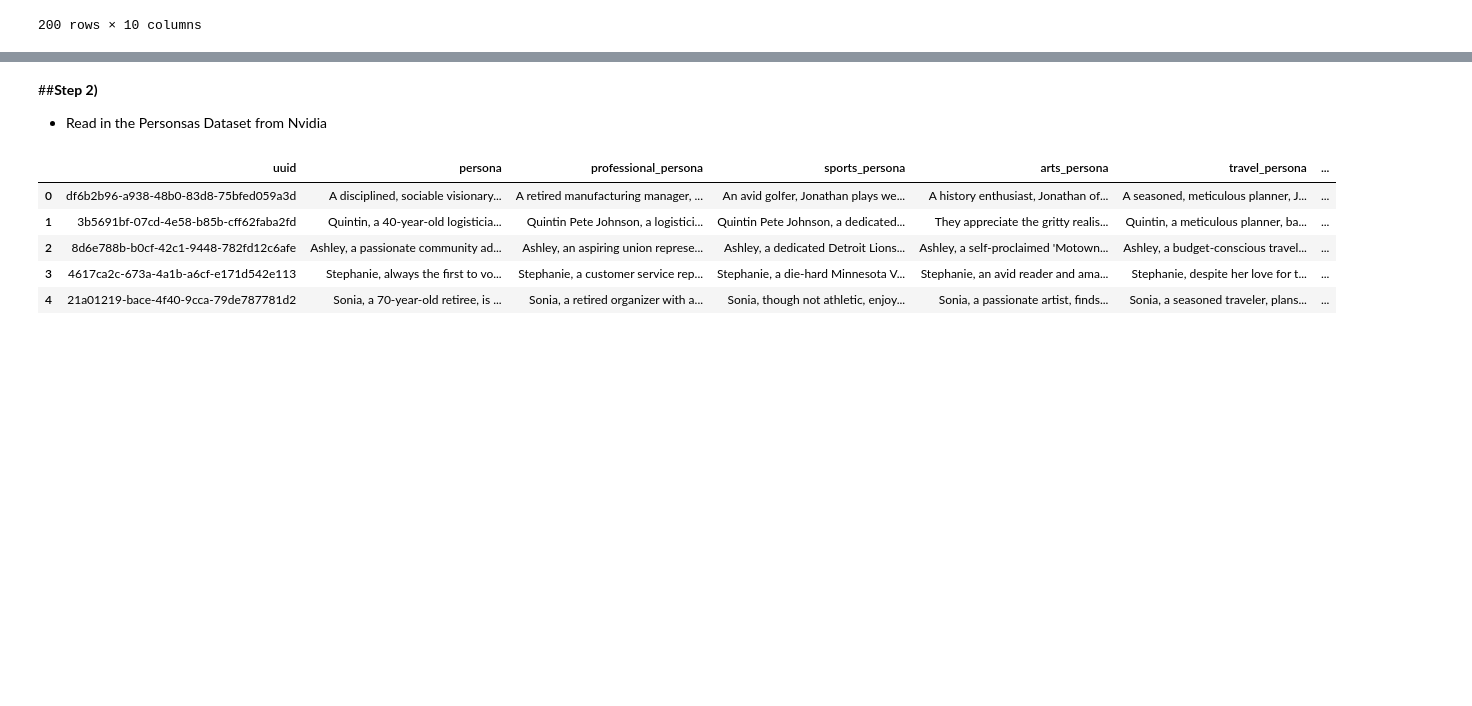
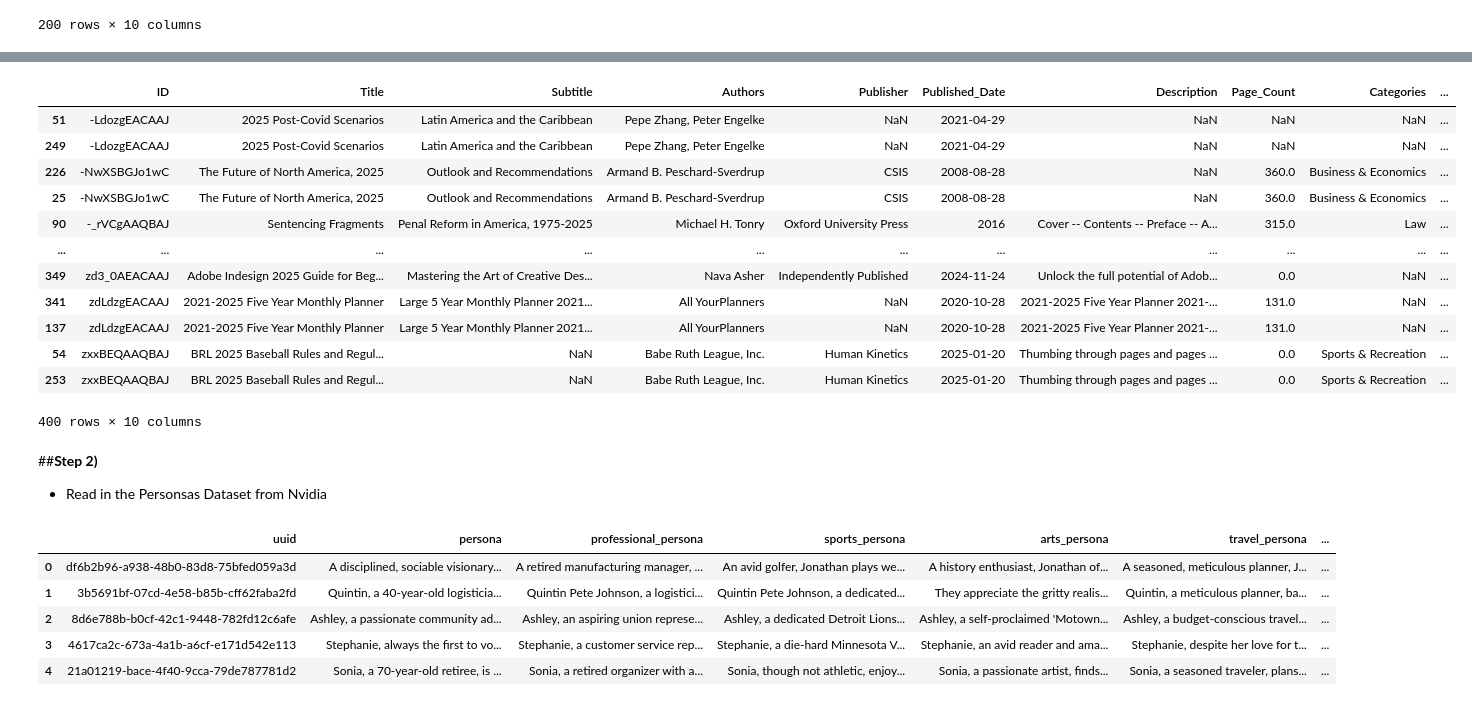
Before and after one commit to nradich/A_Streaming_Analysis, a Jupyter notebook: StreamingPrediction.ipynb, the cells around one changed output, grey strips where cells are left out. Drawn from its saved outputs; the diff is of its cells as text; code cells hidden in the pictures; blank space fills up the shorter version.

```diff
--- a/StreamingPrediction.ipynb
+++ b/StreamingPrediction.ipynb
@@ -198,7 +400,7 @@ drive.mount('/content/drive')
 
 # 2. Define the path and filename within your Drive
 # Replace 'Your_Folder' with the name of the folder you want to save to.
-
+file_path = f'/content/drive/My Drive/AIAnalysis/{DATA_FILE}.csv'
 
 
 
@@ -223,3 +425,37 @@ df
 | 198 | QCUozgEACAAJ | Get Shit Done 2021-2025 Planner | Motivational 5 Year Monthly Organ... | Vanguard Planners | NaN | 2020-09-06 | Promotional Limited Time Offer 20... | 149.0 | NaN | ... |
 | 199 | Y9BzEQAAQBAJ | Advanced Intelligent Computing Te... | 21st International Conference, IC... | De-Shuang Huang, Yijie Pan, Wei C... | Springer Nature | 2025-07-24 | The 12-volume set CCIS 2564-2575,... | 557.0 | Computers | ... |
 200 rows × 10 columns
+# %%
+import pandas as pd
+import glob
+
+# Use a wildcard to match all files that follow the naming convention
+file_pattern = '/content/drive/My Drive/AIAnalysis/*.csv'
+
+# Get a list of all matching filenames
+all_files = glob.glob(file_pattern)
+
+# Create an empty list to hold the DataFrames
+df_list = []
+
+# Loop through each filename, read the CSV, and append the DataFrame to the list
+for filename in all_files:
+    df = pd.read_csv(filename)
+    df_list.append(df)
+
+# Concatenate all DataFrames in the list into a single, master DataFrame
+master_df = pd.concat(df_list, ignore_index=True)
+
+# --- Check the DataFrame before cleaning ---
+print(f"Successfully loaded and combined {len(all_files)} files.")
+print(f"The initial DataFrame has {len(master_df)} rows, before removing duplicates.")
+print("\n--- Initial Master DataFrame (before cleaning) ---")
+print(master_df.head()) # Print the head to inspect the data
+
+# # --- Clean the DataFrame after inspecting ---
+# # Remove any duplicates that might have been created
+# master_df.drop_duplicates(subset=['ID'], inplace=True)
+
+# print(f"\n--- Final DataFrame (after removing duplicates) ---")
+# print(f"The final DataFrame has {len(master_df)} unique rows.")
+# print(master_df.head())
@@ -226,3 +480,19 @@ df
+# %%
+master_df.sort_values(by = "ID")
+# %% [output]
+|  | ID | Title | Subtitle | Authors | Publisher | Published_Date | Description | Page_Count | Categories | ... |
+| 51 | -LdozgEACAAJ | 2025 Post-Covid Scenarios | Latin America and the Caribbean | Pepe Zhang, Peter Engelke | NaN | 2021-04-29 | NaN | NaN | NaN | ... |
+| 249 | -LdozgEACAAJ | 2025 Post-Covid Scenarios | Latin America and the Caribbean | Pepe Zhang, Peter Engelke | NaN | 2021-04-29 | NaN | NaN | NaN | ... |
+| 226 | -NwXSBGJo1wC | The Future of North America, 2025 | Outlook and Recommendations | Armand B. Peschard-Sverdrup | CSIS | 2008-08-28 | NaN | 360.0 | Business & Economics | ... |
+| 25 | -NwXSBGJo1wC | The Future of North America, 2025 | Outlook and Recommendations | Armand B. Peschard-Sverdrup | CSIS | 2008-08-28 | NaN | 360.0 | Business & Economics | ... |
+| 90 | -_rVCgAAQBAJ | Sentencing Fragments | Penal Reform in America, 1975-2025 | Michael H. Tonry | Oxford University Press | 2016 | Cover -- Contents -- Preface -- A... | 315.0 | Law | ... |
+| ... | ... | ... | ... | ... | ... | ... | ... | ... | ... | ... |
+| 349 | zd3_0AEACAAJ | Adobe Indesign 2025 Guide for Beg... | Mastering the Art of Creative Des... | Nava Asher | Independently Published | 2024-11-24 | Unlock the full potential of Adob... | 0.0 | NaN | ... |
+| 341 | zdLdzgEACAAJ | 2021-2025 Five Year Monthly Planner | Large 5 Year Monthly Planner 2021... | All YourPlanners | NaN | 2020-10-28 | 2021-2025 Five Year Planner 2021-... | 131.0 | NaN | ... |
+| 137 | zdLdzgEACAAJ | 2021-2025 Five Year Monthly Planner | Large 5 Year Monthly Planner 2021... | All YourPlanners | NaN | 2020-10-28 | 2021-2025 Five Year Planner 2021-... | 131.0 | NaN | ... |
+| 54 | zxxBEQAAQBAJ | BRL 2025 Baseball Rules and Regul... | NaN | Babe Ruth League, Inc. | Human Kinetics | 2025-01-20 | Thumbing through pages and pages ... | 0.0 | Sports & Recreation | ... |
+| 253 | zxxBEQAAQBAJ | BRL 2025 Baseball Rules and Regul... | NaN | Babe Ruth League, Inc. | Human Kinetics | 2025-01-20 | Thumbing through pages and pages ... | 0.0 | Sports & Recreation | ... |
+400 rows × 10 columns
 # %% [markdown]
 ##**Step 2)**
 
```
Also changed, not shown: parts of 8 cells of this notebook.
